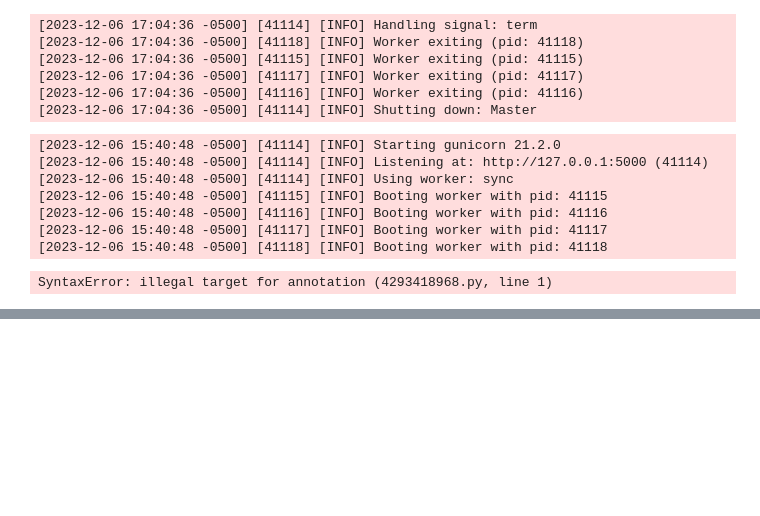
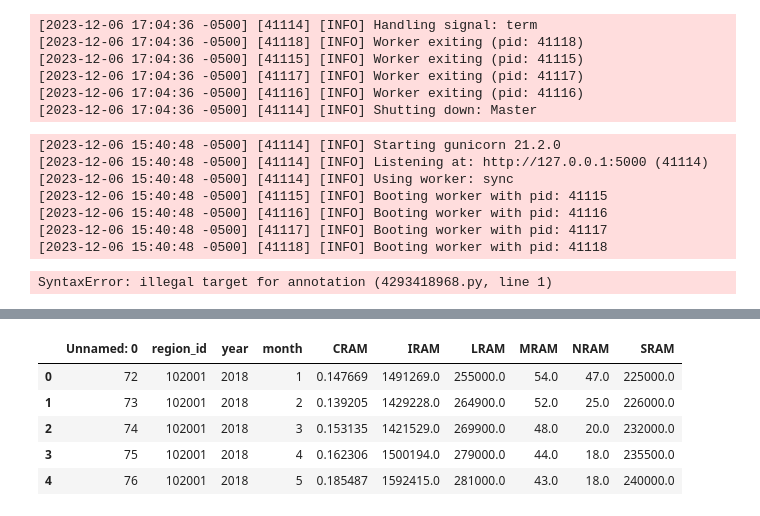
Before and after one commit to MurariHarish/Zillow-data-ML-project, a Jupyter notebook: notebook/02_data_preprocessing.ipynb, the cells around one changed output, grey strips where cells are left out. Saved outputs shown, nothing was run; the diff lists cells and outputs as text; code cells hidden in the pictures; blank space fills up the shorter version.

```diff
--- a/notebook/02_data_preprocessing.ipynb
+++ b/notebook/02_data_preprocessing.ipynb
@@ -541,0 +563,9 @@ export MLFLOW_TRACKING_PASSWORD=3ee01b477e66e78b2b9353669d56356fc4d4138c
+# %%
+pd.read_csv('/Users/hm/Documents/Github_Projects/Zillow-data-ML-project-1/artifacts/data_ingestion/stats.csv').head()
+# %% [output]
+|  | Unnamed: 0 | region_id | year | month | CRAM | IRAM | LRAM | MRAM | NRAM | SRAM |
+| 0 | 72 | 102001 | 2018 | 1 | 0.147669 | 1491269.0 | 255000.0 | 54.0 | 47.0 | 225000.0 |
+| 1 | 73 | 102001 | 2018 | 2 | 0.139205 | 1429228.0 | 264900.0 | 52.0 | 25.0 | 226000.0 |
+| 2 | 74 | 102001 | 2018 | 3 | 0.153135 | 1421529.0 | 269900.0 | 48.0 | 20.0 | 232000.0 |
+| 3 | 75 | 102001 | 2018 | 4 | 0.162306 | 1500194.0 | 279000.0 | 44.0 | 18.0 | 235500.0 |
+| 4 | 76 | 102001 | 2018 | 5 | 0.185487 | 1592415.0 | 281000.0 | 43.0 | 18.0 | 240000.0 |
```
Also changed, not shown: parts of 4 cells of this notebook, 5 other files.
